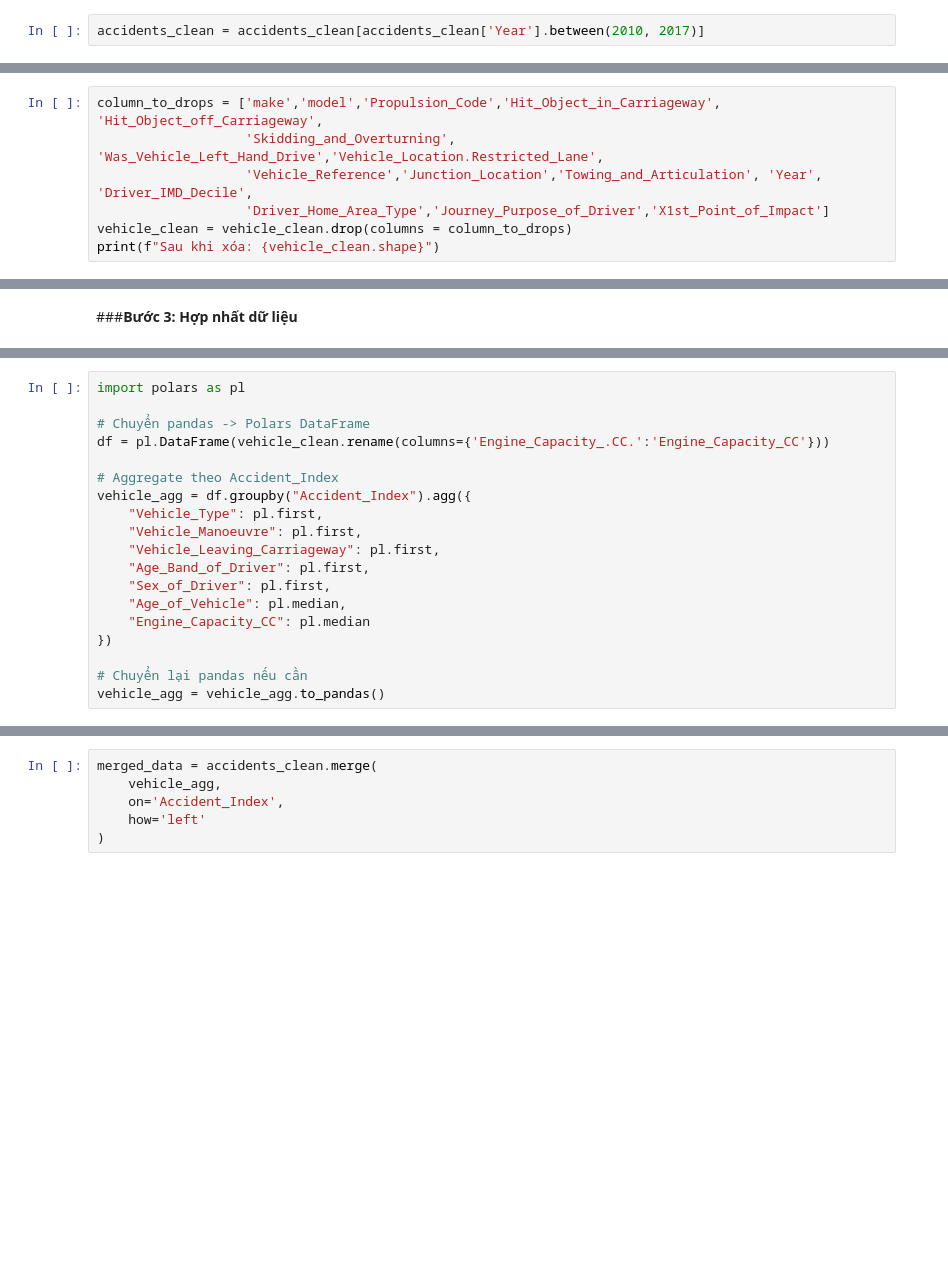
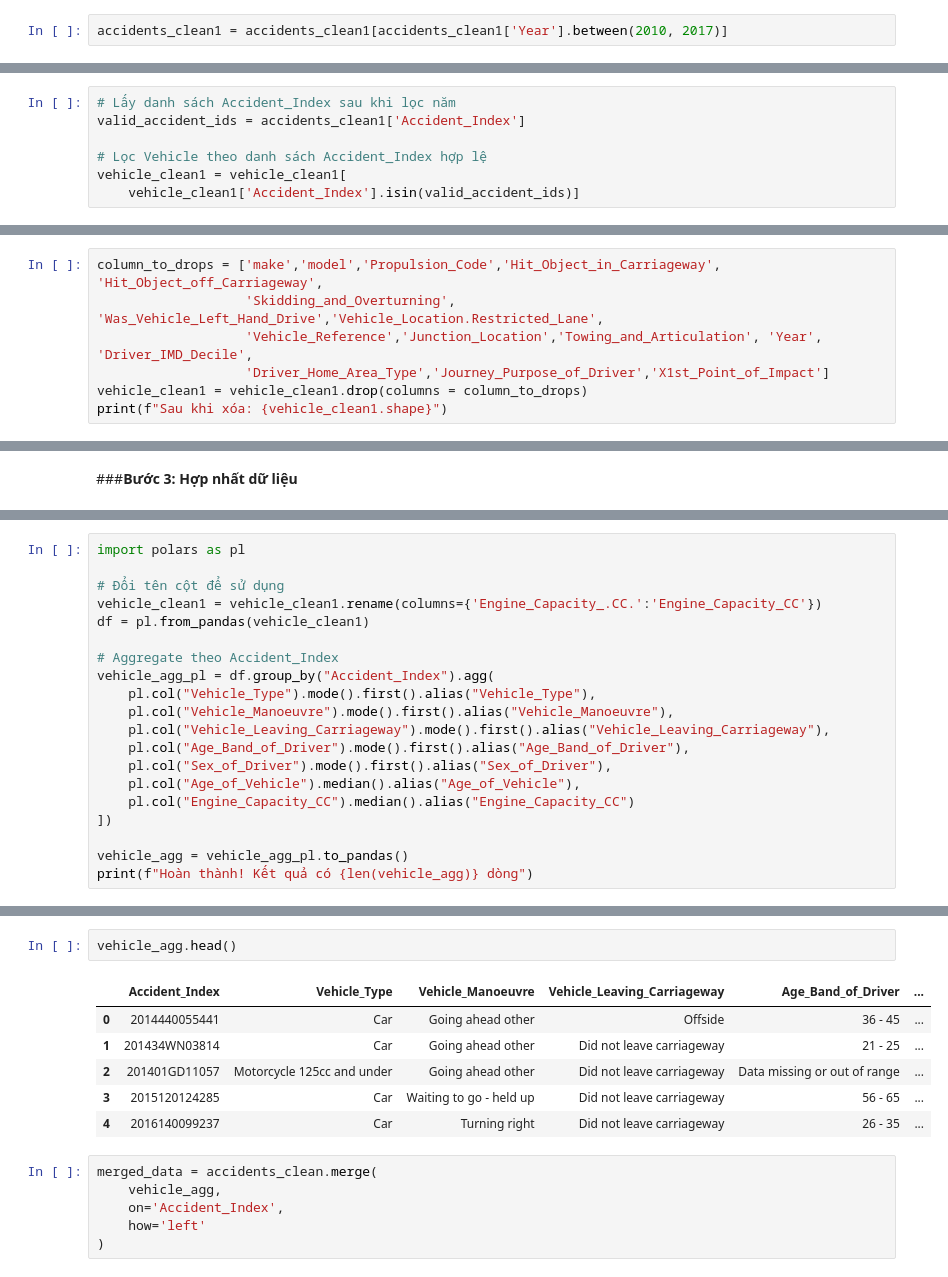
Before and after one commit to mihhwiNick/DA_project, a Jupyter notebook: UK_Road_Traffic_Accident_DA.ipynb, the cells around one changed output, grey strips where cells are left out. Saved outputs shown, nothing was run; the diff lists cells and outputs as text; blank space fills up the shorter version.

```diff
--- a/UK_Road_Traffic_Accident_DA.ipynb
+++ b/UK_Road_Traffic_Accident_DA.ipynb
@@ -456,2 +456,2 @@ Bộ dữ liệu tai nạn giao thông được thu thập trong giai đoạn 20
 # %%
-accidents_clean = accidents_clean[accidents_clean['Year'].between(2010, 2017)]
+accidents_clean1 = accidents_clean1[accidents_clean1['Year'].between(2010, 2017)]
@@ -457,0 +460,7 @@ accidents_clean = accidents_clean[accidents_clean['Year'].between(2010, 2017)]
+# %%
+# Lấy danh sách Accident_Index sau khi lọc năm
+valid_accident_ids = accidents_clean1['Accident_Index']
+
+# Lọc Vehicle theo danh sách Accident_Index hợp lệ
+vehicle_clean1 = vehicle_clean1[
+    vehicle_clean1['Accident_Index'].isin(valid_accident_ids)]
@@ -487,6 +508,6 @@ column_to_drops = ['make','model','Propulsion_Code','Hit_Object_in_Carriageway',
                    'Skidding_and_Overturning', 'Was_Vehicle_Left_Hand_Drive','Vehicle_Location.Restricted_Lane',
                    'Vehicle_Reference','Junction_Location','Towing_and_Articulation', 'Year', 'Driver_IMD_Decile',
                    'Driver_Home_Area_Type','Journey_Purpose_of_Driver','X1st_Point_of_Impact']
-vehicle_clean = vehicle_clean.drop(columns = column_to_drops)
-print(f"Sau khi xóa: {vehicle_clean.shape}")
+vehicle_clean1 = vehicle_clean1.drop(columns = column_to_drops)
+print(f"Sau khi xóa: {vehicle_clean1.shape}")
 # %% [output]
@@ -552,20 +559,21 @@ Requirement already satisfied: polars-runtime-32==1.36.1 in /usr/local/lib/pytho
 # %%
 import polars as pl
 
-# Chuyển pandas -> Polars DataFrame
-df = pl.DataFrame(vehicle_clean.rename(columns={'Engine_Capacity_.CC.':'Engine_Capacity_CC'}))
+# Đổi tên cột để sử dụng
+vehicle_clean1 = vehicle_clean1.rename(columns={'Engine_Capacity_.CC.':'Engine_Capacity_CC'})
+df = pl.from_pandas(vehicle_clean1)
 
 # Aggregate theo Accident_Index
-vehicle_agg = df.groupby("Accident_Index").agg({
-    "Vehicle_Type": pl.first,
-    "Vehicle_Manoeuvre": pl.first,
-    "Vehicle_Leaving_Carriageway": pl.first,
-    "Age_Band_of_Driver": pl.first,
-    "Sex_of_Driver": pl.first,
-    "Age_of_Vehicle": pl.median,
-    "Engine_Capacity_CC": pl.median
-})
+vehicle_agg_pl = df.group_by("Accident_Index").agg(
+    pl.col("Vehicle_Type").mode().first().alias("Vehicle_Type"),
+    pl.col("Vehicle_Manoeuvre").mode().first().alias("Vehicle_Manoeuvre"),
+    pl.col("Vehicle_Leaving_Carriageway").mode().first().alias("Vehicle_Leaving_Carriageway"),
+    pl.col("Age_Band_of_Driver").mode().first().alias("Age_Band_of_Driver"),
+    pl.col("Sex_of_Driver").mode().first().alias("Sex_of_Driver"),
+    pl.col("Age_of_Vehicle").median().alias("Age_of_Vehicle"),
+    pl.col("Engine_Capacity_CC").median().alias("Engine_Capacity_CC")
+])
 
-# Chuyển lại pandas nếu cần
-vehicle_agg = vehicle_agg.to_pandas()
+vehicle_agg = vehicle_agg_pl.to_pandas()
+print(f"Hoàn thành! Kết quả có {len(vehicle_agg)} dòng")
 # %% [output]
@@ -573,3 +617,12 @@ AttributeError: 'DataFrame' object has no attribute 'groupby'
+# %%
+vehicle_agg.head()
+# %% [output]
+|  | Accident_Index | Vehicle_Type | Vehicle_Manoeuvre | Vehicle_Leaving_Carriageway | Age_Band_of_Driver | ... |
+| 0 | 2014440055441 | Car | Going ahead other | Offside | 36 - 45 | ... |
+| 1 | 201434WN03814 | Car | Going ahead other | Did not leave carriageway | 21 - 25 | ... |
+| 2 | 201401GD11057 | Motorcycle 125cc and under | Going ahead other | Did not leave carriageway | Data missing or out of range | ... |
+| 3 | 2015120124285 | Car | Waiting to go - held up | Did not leave carriageway | 56 - 65 | ... |
+| 4 | 2016140099237 | Car | Turning right | Did not leave carriageway | 26 - 35 | ... |
 # %%
 merged_data = accidents_clean.merge(
     vehicle_agg,
```
Also changed, not shown: parts of 16 cells of this notebook.
